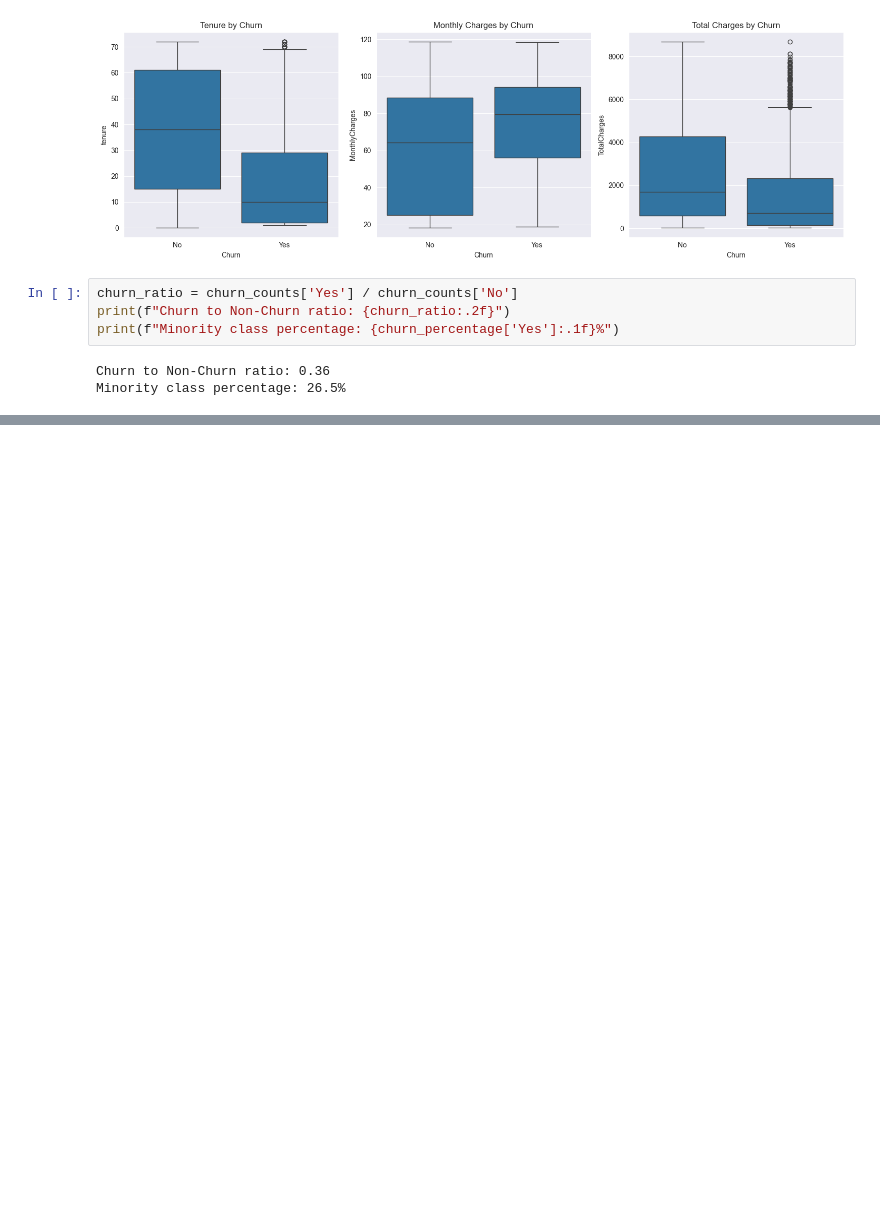
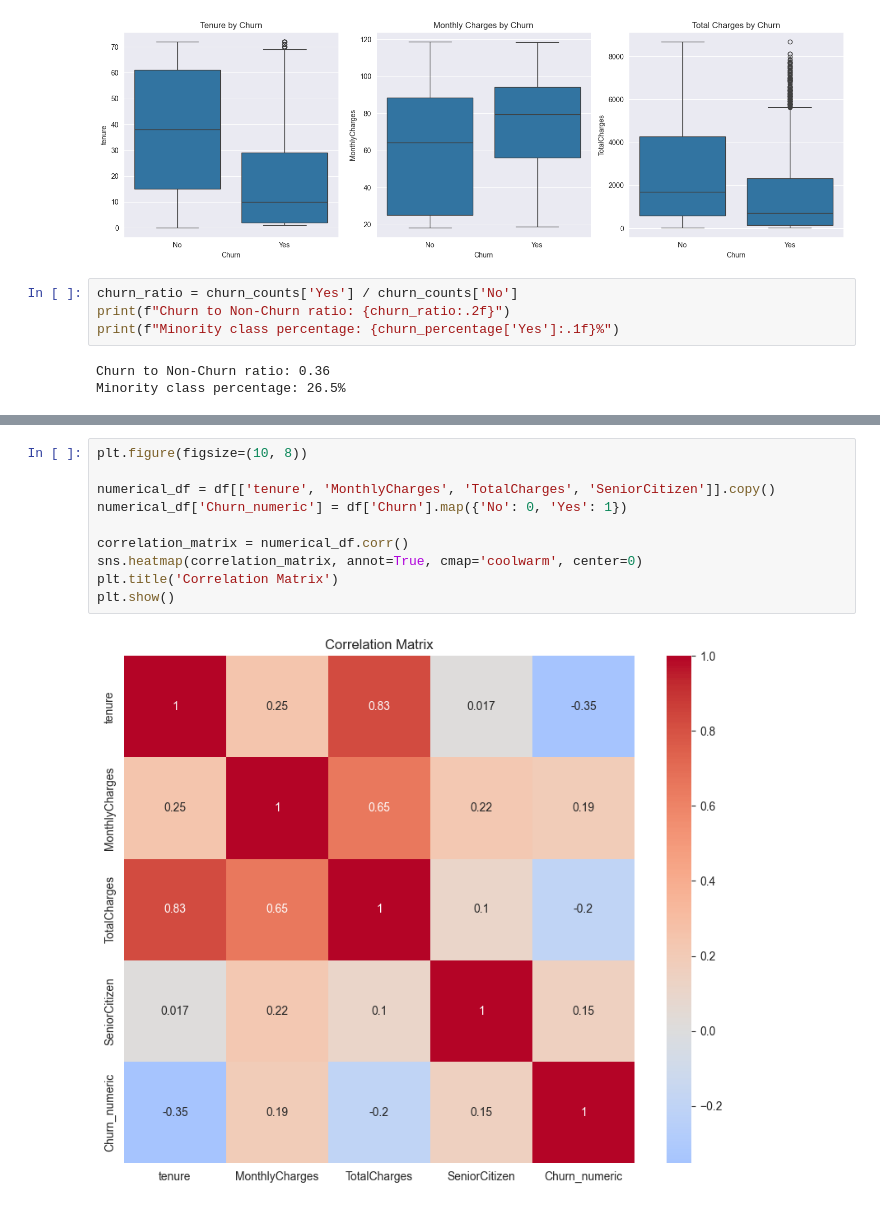
Before and after one commit to arosharandew/Machine-learning, a Jupyter notebook: data_exploration.ipynb, the cells around one changed output, grey strips where cells are left out. Saved outputs shown, nothing was run; the diff lists cells and outputs as text; blank space fills up the shorter version.

```diff
--- a/data_exploration.ipynb
+++ b/data_exploration.ipynb
@@ -194,0 +254,12 @@ Minority class percentage: 26.5%
+# %%
+plt.figure(figsize=(10, 8))
+
+numerical_df = df[['tenure', 'MonthlyCharges', 'TotalCharges', 'SeniorCitizen']].copy()
+numerical_df['Churn_numeric'] = df['Churn'].map({'No': 0, 'Yes': 1})
+
+correlation_matrix = numerical_df.corr()
+sns.heatmap(correlation_matrix, annot=True, cmap='coolwarm', center=0)
+plt.title('Correlation Matrix')
+plt.show()
+# %% [output]
+[figure, added]
```
Also changed, not shown: parts of 7 cells of this notebook.
